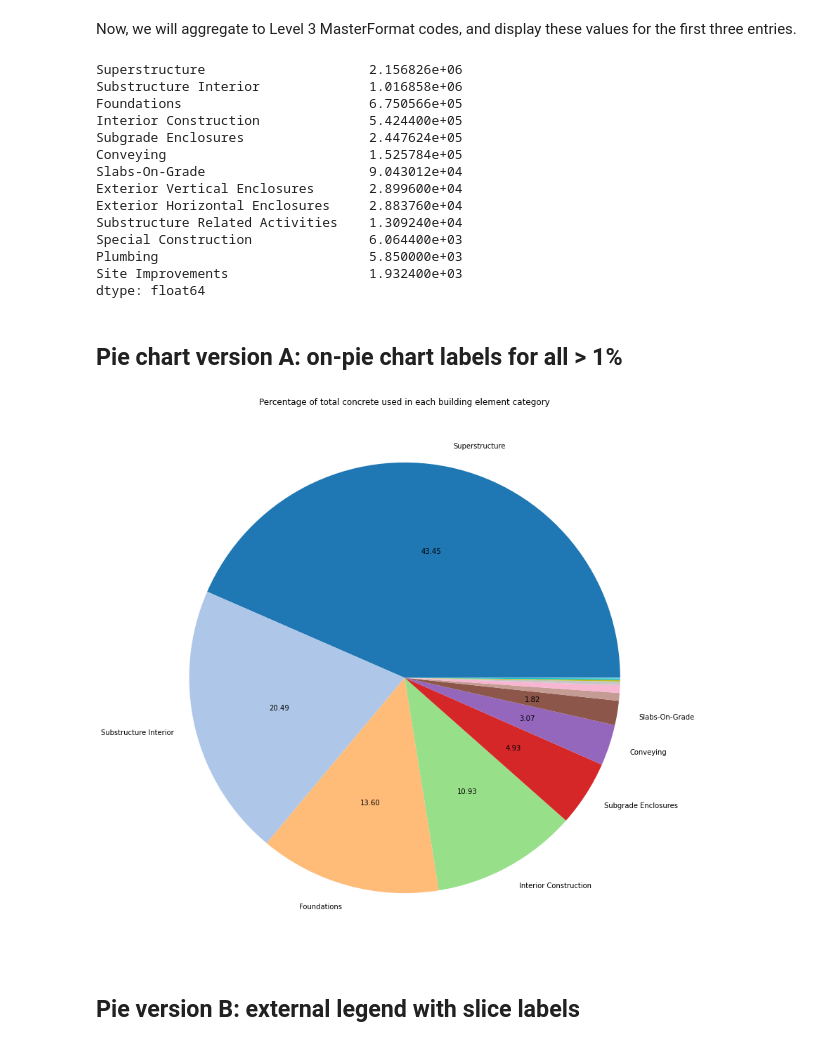
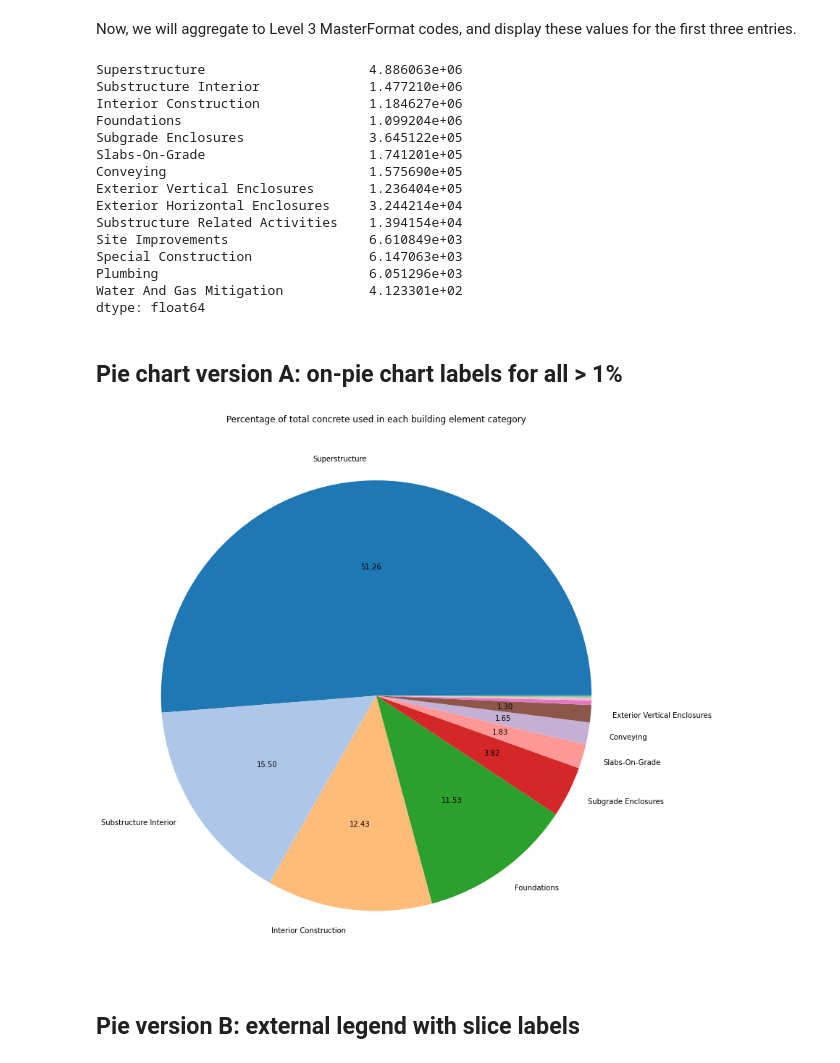
Before and after one commit to alexwolson/A-Construction-Classification-System-Database-for-Understanding-Resource-Use-in-Buildings, a Jupyter notebook: Sample Code/Sample.ipynb, the cells around one changed output. Drawn from its saved outputs; the diff is of its cells as text; code cells hidden in the pictures.

```diff
--- a/Sample Code/Sample.ipynb
+++ b/Sample Code/Sample.ipynb
@@ -81,7 +81,7 @@ plt.ylabel('Count');
 
 In this example, we select only columns that match the MasterFormat code for Structural Concrete. Then, we aggregate based on Level 2 UniFormat code.
 # %%
-cols = [d for d in df.columns if '03 31 00' in d]
+cols = [d for d in df.columns if ('_03' in d or '_04 22' in d) and not '_03 20' in d]
 # %%
 f = lambda x: re.split('[_\.\ ]',x)[1][0:3]
 concrete_df = pd.concat([df[headings],df[cols].groupby(f,axis=1).sum()],axis=1).rename(columns=name_map)
@@ -124,33 +125,34 @@ concrete_df = df[cols].groupby(f,axis=1).sum()
 # %%
 concrete_df.mean().sort_values(ascending=False)
 # %% [output]
-Superstructure                     2.156826e+06
-Substructure Interior              1.016858e+06
-Foundations                        6.750566e+05
-Interior Construction              5.424400e+05
-Subgrade Enclosures                2.447624e+05
-Conveying                          1.525784e+05
-Slabs-On-Grade                     9.043012e+04
-Exterior Vertical Enclosures       2.899600e+04
-Exterior Horizontal Enclosures     2.883760e+04
-Substructure Related Activities    1.309240e+04
-Special Construction               6.064400e+03
-Plumbing                           5.850000e+03
-Site Improvements                  1.932400e+03
+Superstructure                     4.886063e+06
+Substructure Interior              1.477210e+06
+Interior Construction              1.184627e+06
+Foundations                        1.099204e+06
+Subgrade Enclosures                3.645122e+05
+Slabs-On-Grade                     1.741201e+05
+Conveying                          1.575690e+05
+Exterior Vertical Enclosures       1.236404e+05
+Exterior Horizontal Enclosures     3.244214e+04
+Substructure Related Activities    1.394154e+04
+Site Improvements                  6.610849e+03
+Special Construction               6.147063e+03
+Plumbing                           6.051296e+03
+Water And Gas Mitigation           4.123301e+02
 dtype: float64
 # %% [markdown]
 ## Pie chart version A: on-pie chart labels for all > 1%
 # %%
 def my_autopct(pct):
     return ('%.2f' % pct) if pct > 1 else ''
 to_plot = concrete_df.mean().sort_values(ascending=False)
-to_plot.plot.pie(figsize=(12,12),colormap='tab20',autopct=my_autopct,labels=[k if v > 30000 else '' for k,v in to_plot.items()])
+to_plot.plot.pie(figsize=(12,12),colormap='tab20',autopct=my_autopct,labels=[k if v > 35000 else '' for k,v in to_plot.items()])
 plt.ylabel('')
 plt.title('Percentage of total concrete used in each building element category');
 # plt.legend(loc='center left',bbox_to_anchor=(-0.20, 0.75));
 plt.tight_layout();
 # %% [output]
-[figure, old version]
+[figure, new version]
 # %% [markdown]
 ## Pie version B: external legend with slice labels
 # %%
```
Also changed, not shown: parts of 8 cells of this notebook, 3 other files.
